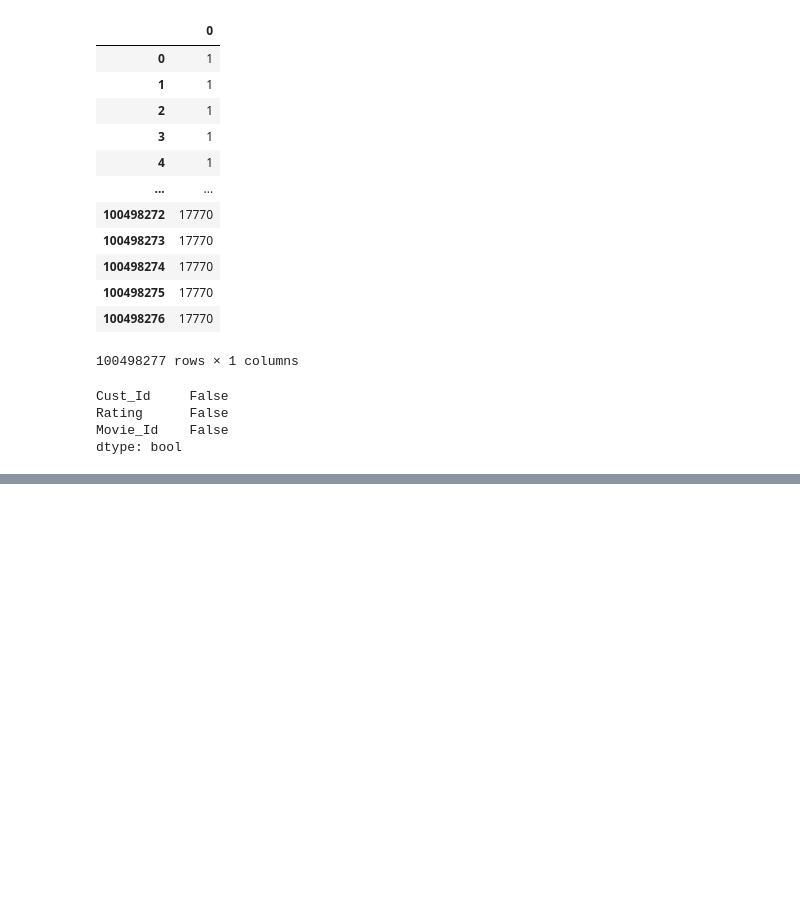
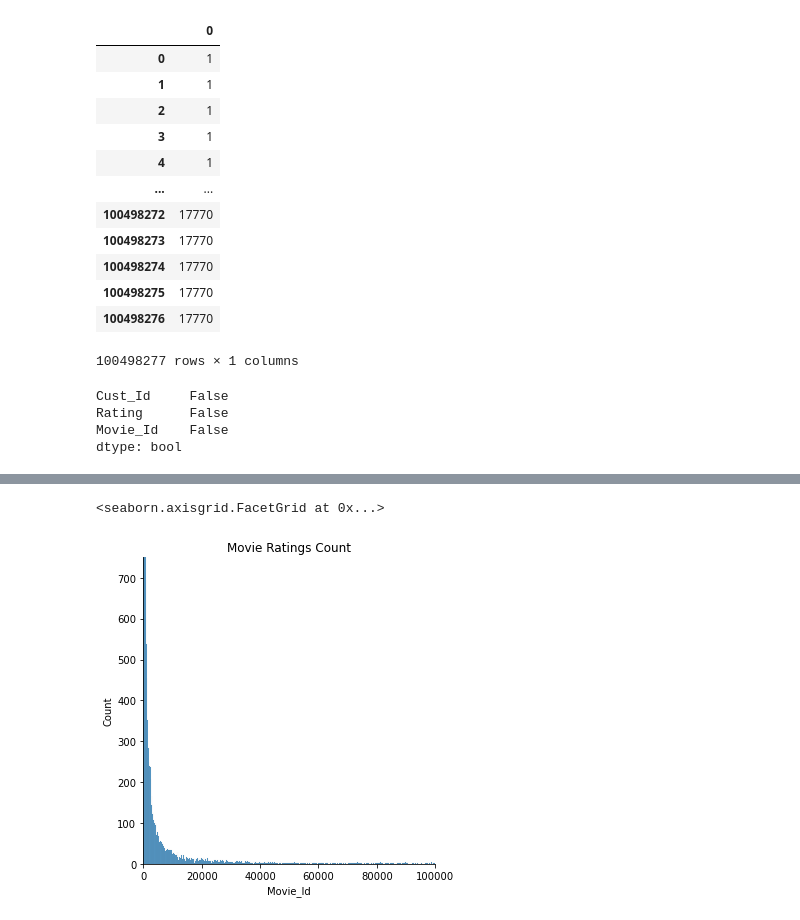
Before and after one commit to calvinhathcock/project4_clustering, a Jupyter notebook: netflix_recommendation.ipynb, the cells around one changed output, grey strips where cells are left out. Cells and saved outputs as stored; diff of their text form; code cells hidden in the pictures; blank space fills up the shorter version.

```diff
--- a/netflix_recommendation.ipynb
+++ b/netflix_recommendation.ipynb
@@ -170,0 +198,3 @@ dtype: bool
+# %%
+cust_rating_count = full_data['Cust_Id'].value_counts()
+movie_ratings_count = full_data['Movie_Id'].value_counts()
@@ -170,0 +250,5 @@ dtype: bool
+# %%
+sns.displot(movie_ratings_count).set(ylim = (0, 750), xlim = (0, 100000), title = 'Movie Ratings Count')
+# %% [output]
+<seaborn.axisgrid.FacetGrid at 0x...>
+[figure, added]
```
Also changed, not shown: parts of 13 cells of this notebook.
